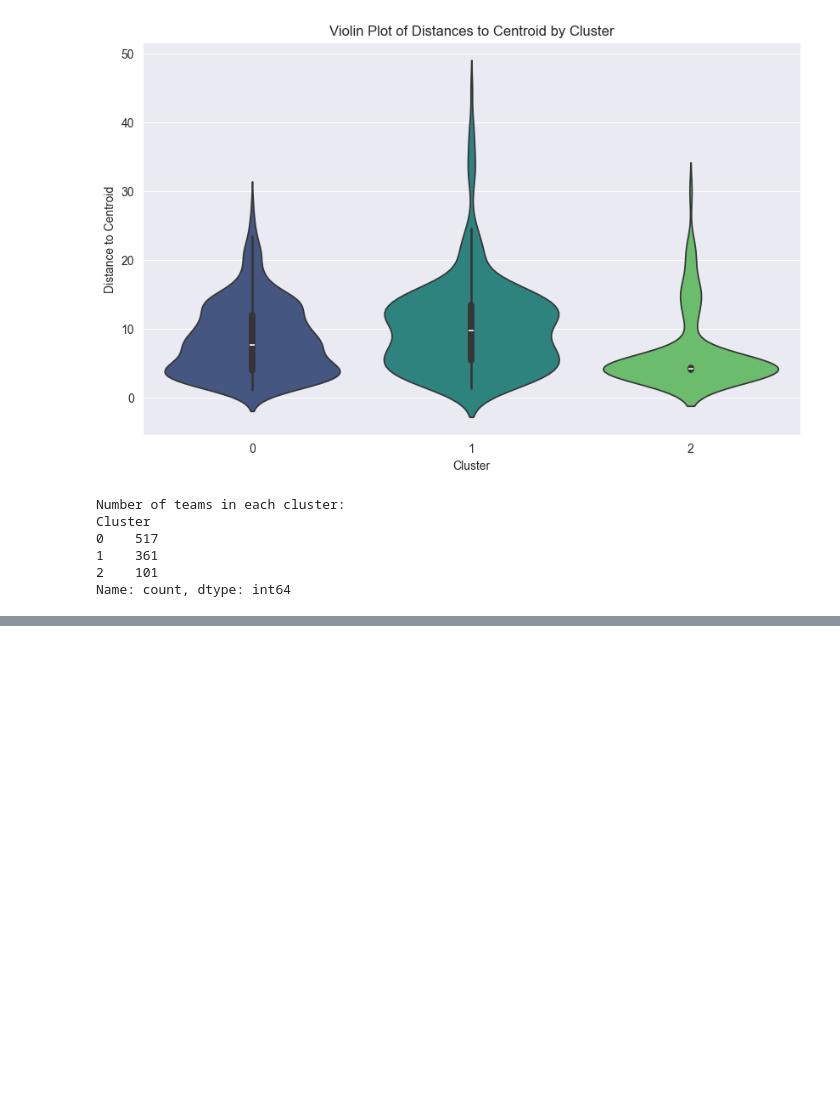
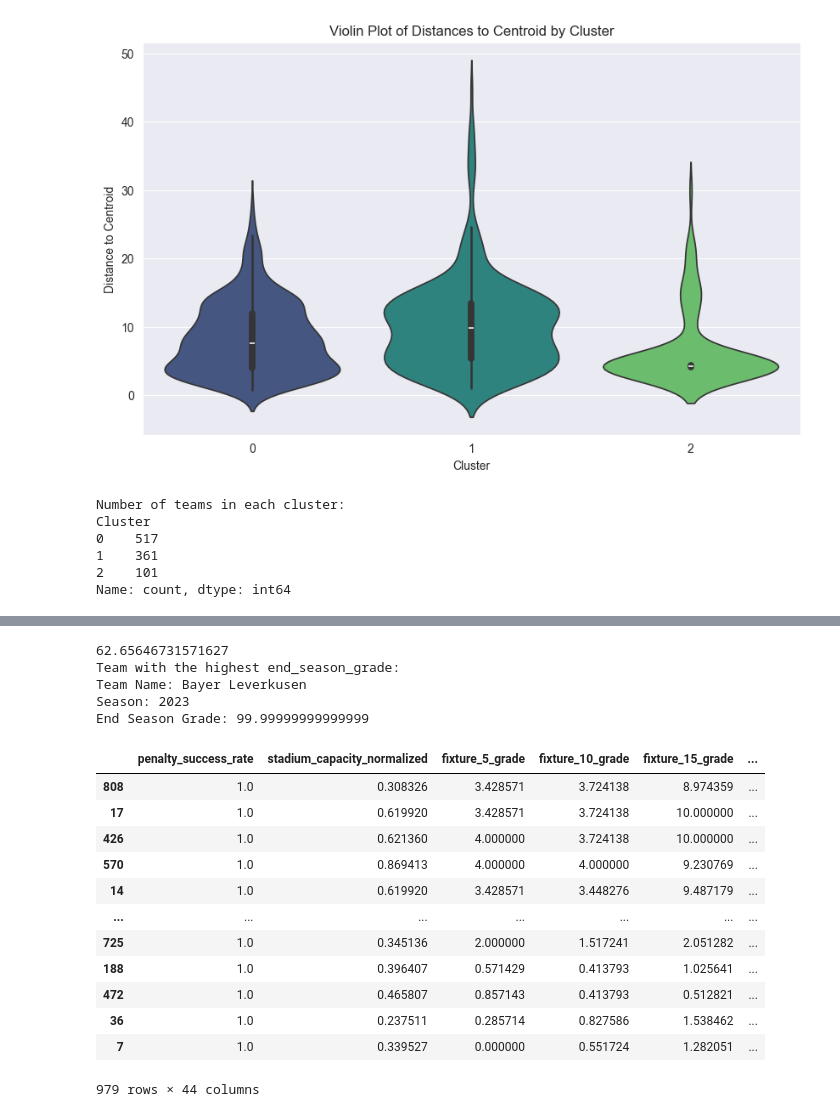
Before and after one commit to PLAI-BOOK/clustering, a Jupyter notebook: teams/teams_clustering.ipynb, the cells around one changed output, grey strips where cells are left out. Drawn from its saved outputs; the diff is of its cells as text; code cells hidden in the pictures; blank space fills up the shorter version.

```diff
--- a/teams/teams_clustering.ipynb
+++ b/teams/teams_clustering.ipynb
@@ -842,0 +1197,41 @@ max             0.210526            1.000000
+# %%
+# Filter for Liverpool in the 2020 season
+liverpool_2020 = normalized_data[(normalized_data['team_name'] == 'Liverpool') & (normalized_data['season'] == 2020)]
+
+# Display the result
+print(liverpool_2020['end_season_grade'].values[0])
+
+# Find the row with the maximum 'end_season_grade'
+max_grade_row = normalized_data.loc[normalized_data['end_season_grade'].idxmax()]
+
+# Print the team name, season, and end_season_grade
+print(f"Team with the highest end_season_grade:")
+print(f"Team Name: {max_grade_row['team_name']}")
+print(f"Season: {max_grade_row['season']}")
+print(f"End Season Grade: {max_grade_row['end_season_grade']}")
+
+# Sort the DataFrame by 'end_season_grade' in descending order
+sorted_data = normalized_data.sort_values(by='end_season_grade', ascending=False)
+
+# Select and print the relevant columns
+# sorted_data[['team_name', 'season', 'end_season_grade','Cluster']]
+sorted_data
+# %% [output]
+62.65646731571627
+Team with the highest end_season_grade:
+Team Name: Bayer Leverkusen
+Season: 2023
+End Season Grade: 99.99999999999999
+|  | penalty_success_rate | stadium_capacity_normalized | fixture_5_grade | fixture_10_grade | fixture_15_grade | ... |
+| 808 | 1.0 | 0.308326 | 3.428571 | 3.724138 | 8.974359 | ... |
+| 17 | 1.0 | 0.619920 | 3.428571 | 3.724138 | 10.000000 | ... |
+| 426 | 1.0 | 0.621360 | 4.000000 | 3.724138 | 10.000000 | ... |
+| 570 | 1.0 | 0.869413 | 4.000000 | 4.000000 | 9.230769 | ... |
+| 14 | 1.0 | 0.619920 | 3.428571 | 3.448276 | 9.487179 | ... |
+| ... | ... | ... | ... | ... | ... | ... |
+| 725 | 1.0 | 0.345136 | 2.000000 | 1.517241 | 2.051282 | ... |
+| 188 | 1.0 | 0.396407 | 0.571429 | 0.413793 | 1.025641 | ... |
+| 472 | 1.0 | 0.465807 | 0.857143 | 0.413793 | 0.512821 | ... |
+| 36 | 1.0 | 0.237511 | 0.285714 | 0.827586 | 1.538462 | ... |
+| 7 | 1.0 | 0.339527 | 0.000000 | 0.551724 | 1.282051 | ... |
+979 rows × 44 columns
```
Also changed, not shown: parts of 12 cells of this notebook.
